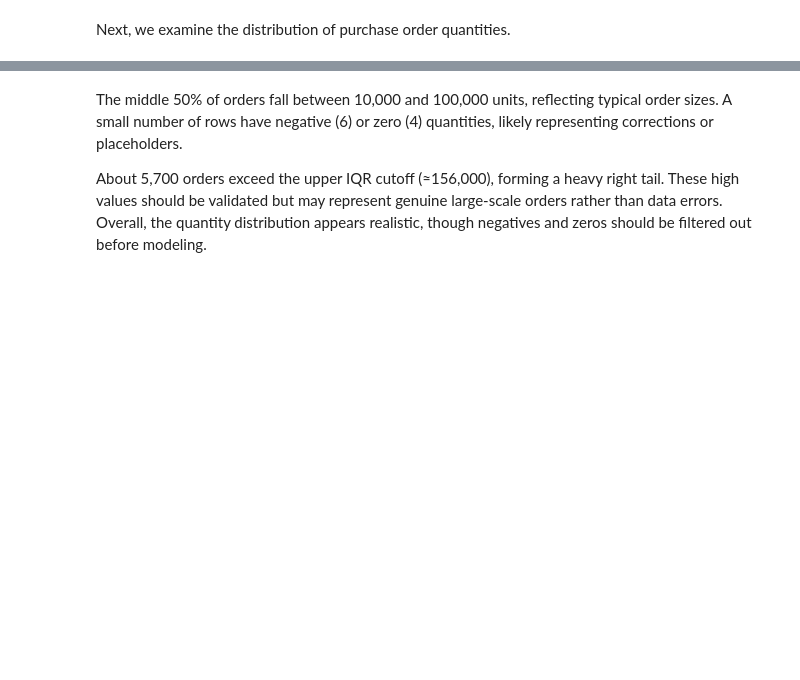
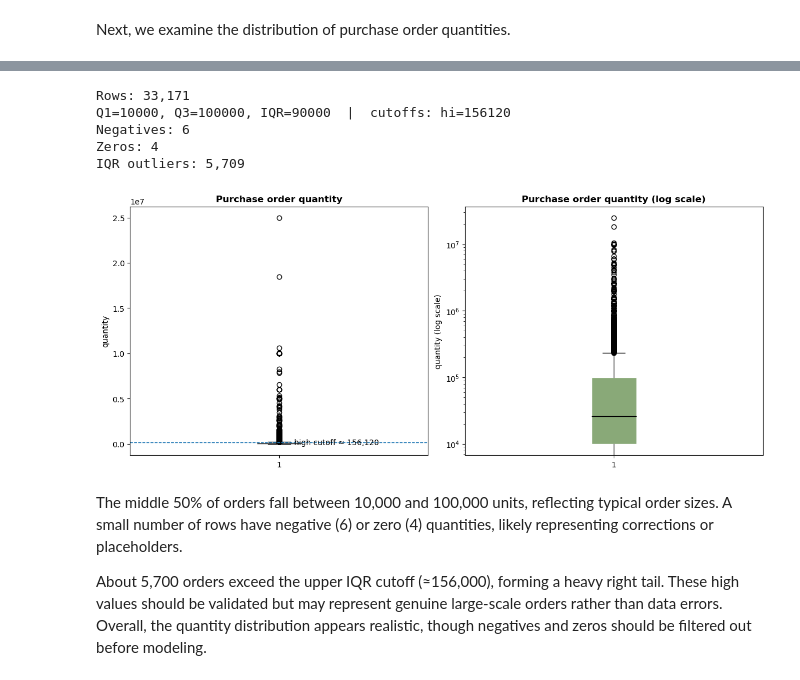
Before and after one commit to siljehj/ML_project, a Jupyter notebook: Report.ipynb, the cells around one changed output, grey strips where cells are left out. Cells and saved outputs as stored; diff of their text form; code cells hidden in the pictures; blank space fills up the shorter version.

```diff
--- a/Report.ipynb
+++ b/Report.ipynb
@@ -1032,3 +997,47 @@ IQR outliers: 5,709
+# %%
+po4 = purchase_orders.copy()
+
+quantity = pd.to_numeric(po4["quantity"], errors="coerce")
+Q1, Q3 = quantity.quantile([0.25, 0.75])
+IQR = Q3 - Q1
+high = q3 + 1.5 * IQR
+neg_mask = quantity < 0
+zero_mask = quantity == 0
+iqr_mask = quantity > high
+
+print(f"Rows: {len(po4):,}")
+print(f"Q1={Q1:.0f}, Q3={Q3:.0f}, IQR={IQR:.0f}  |  cutoffs: hi={high:.0f}")
+print(f"Negatives: {neg_mask.sum():,}")
+print(f"Zeros: {zero_mask.sum():,}")
+print(f"IQR outliers: {iqr_mask.sum():,}")
+
+fig, axs = plt.subplots(1, 2, figsize=(12, 5), constrained_layout=True)
+
+# Linear scale
+axs[0].boxplot(quantity, vert=True, patch_artist=True,
+               boxprops=dict(facecolor="#89a978", color="white"),
+               medianprops=dict(color="black"))
+axs[0].set_title("Purchase order quantity", weight="bold")
+axs[0].set_ylabel("quantity")
+axs[0].axhline(high, linestyle="--", linewidth=1)
+axs[0].text(1.05, high, f"high cutoff ≈ {high:,.0f}", va="center")
+
+# Log scale
+axs[1].boxplot(quantity, vert=True, patch_artist=True,
+               boxprops=dict(facecolor="#89a978", color="white"),
+               medianprops=dict(color="black"))
+axs[1].set_yscale("log")
+axs[1].set_title("Purchase order quantity (log scale)", weight="bold")
+axs[1].set_ylabel("quantity (log scale)")
+
+plt.show()
+# %% [output]
+Rows: 33,171
+Q1=10000, Q3=100000, IQR=90000  |  cutoffs: hi=156120
+Negatives: 6
+Zeros: 4
+IQR outliers: 5,709
+[figure, added]
 # %% [markdown]
 The middle 50% of orders fall between 10,000 and 100,000 units, reflecting typical order sizes. A small number of rows have negative (6) or zero (4) quantities, likely representing corrections or placeholders.
 
```
Also changed, not shown: parts of 12 cells of this notebook.
